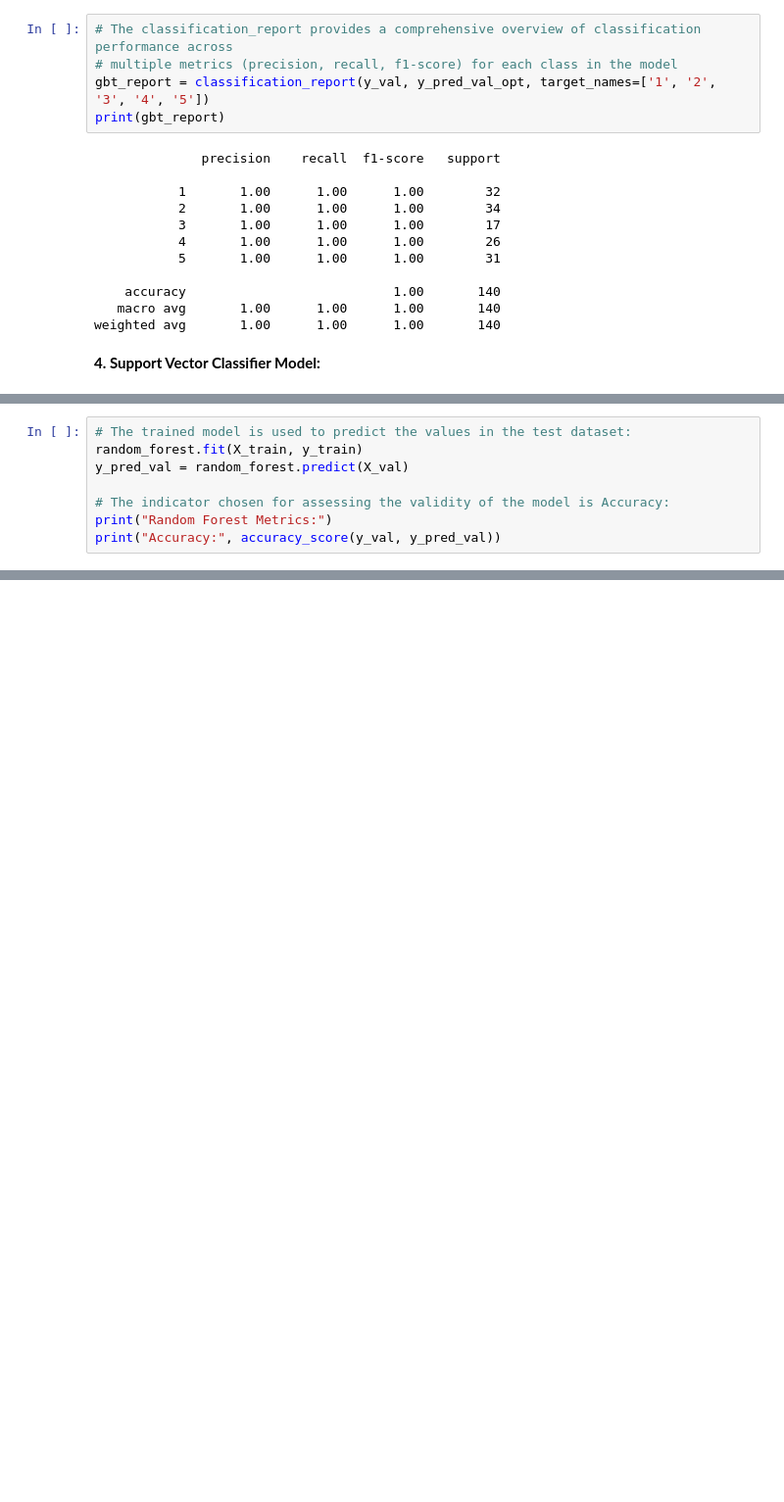
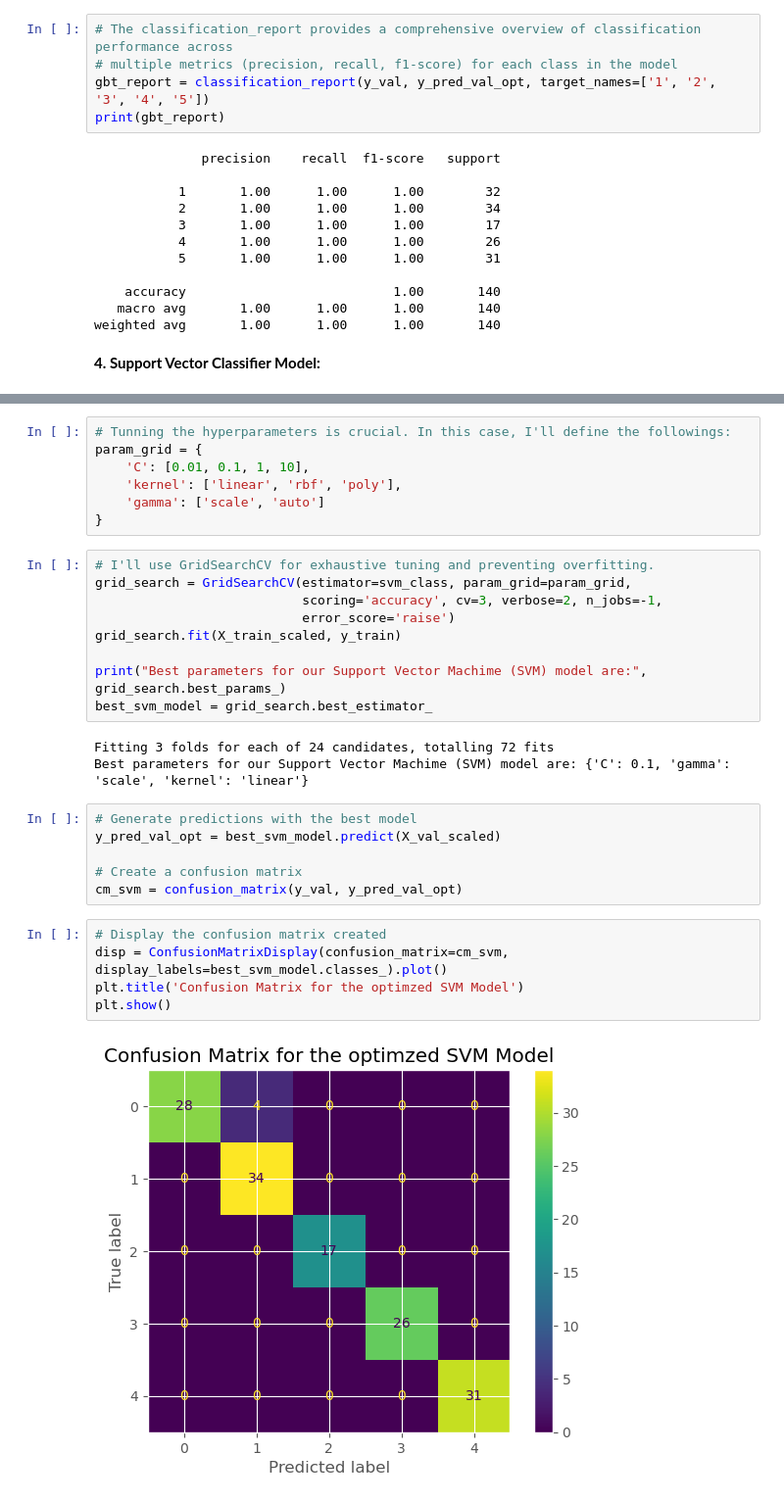
Before and after one commit to bizzaccelerator/classification_of_consumer_behaviour, a Jupyter notebook: notebook.ipynb, the cells around one changed output, grey strips where cells are left out. Shown: that part at 98% size. Drawn from its saved outputs; the diff is of its cells as text; blank space fills up the shorter version.

Commit message:
SVM trained and optimized.

```diff
--- a/notebook.ipynb
+++ b/notebook.ipynb
@@ -1012,8 +1037,0 @@ svm_class = SVC(kernel='rbf', gamma='auto', C=1.0, random_state=2)
-# %%
-# The trained model is used to predict the values in the test dataset:
-random_forest.fit(X_train, y_train)
-y_pred_val = random_forest.predict(X_val)
-
-# The indicator chosen for assessing the validity of the model is Accuracy:
-print("Random Forest Metrics:")
-print("Accuracy:", accuracy_score(y_val, y_pred_val))
@@ -1019,0 +1057,32 @@ print("Accuracy:", accuracy_score(y_val, y_pred_val))
+# %%
+# Tunning the hyperparameters is crucial. In this case, I'll define the followings:
+param_grid = {
+    'C': [0.01, 0.1, 1, 10],
+    'kernel': ['linear', 'rbf', 'poly'],
+    'gamma': ['scale', 'auto']
+}
+# %%
+# I'll use GridSearchCV for exhaustive tuning and preventing overfitting.
+grid_search = GridSearchCV(estimator=svm_class, param_grid=param_grid,
+                           scoring='accuracy', cv=3, verbose=2, n_jobs=-1,
+                           error_score='raise')
+grid_search.fit(X_train_scaled, y_train)
+
+print("Best parameters for our Support Vector Machime (SVM) model are:", grid_search.best_params_)
+best_svm_model = grid_search.best_estimator_
+# %% [output]
+Fitting 3 folds for each of 24 candidates, totalling 72 fits
+Best parameters for our Support Vector Machime (SVM) model are: {'C': 0.1, 'gamma': 'scale', 'kernel': 'linear'}
+# %%
+# Generate predictions with the best model
+y_pred_val_opt = best_svm_model.predict(X_val_scaled)
+
+# Create a confusion matrix
+cm_svm = confusion_matrix(y_val, y_pred_val_opt)
+# %%
+# Display the confusion matrix created
+disp = ConfusionMatrixDisplay(confusion_matrix=cm_svm, display_labels=best_svm_model.classes_).plot()
+plt.title('Confusion Matrix for the optimzed SVM Model')
+plt.show()
+# %% [output]
+[figure, added]
```
Also changed, not shown: parts of 18 cells of this notebook.
